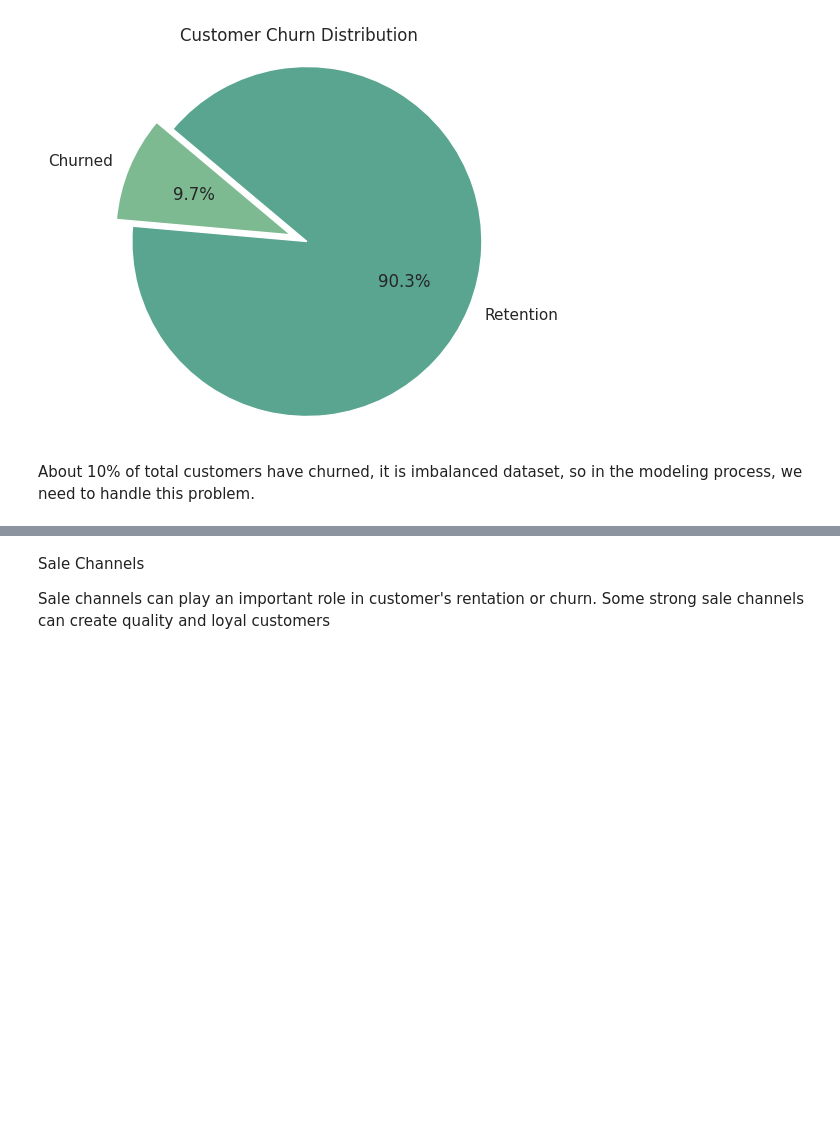
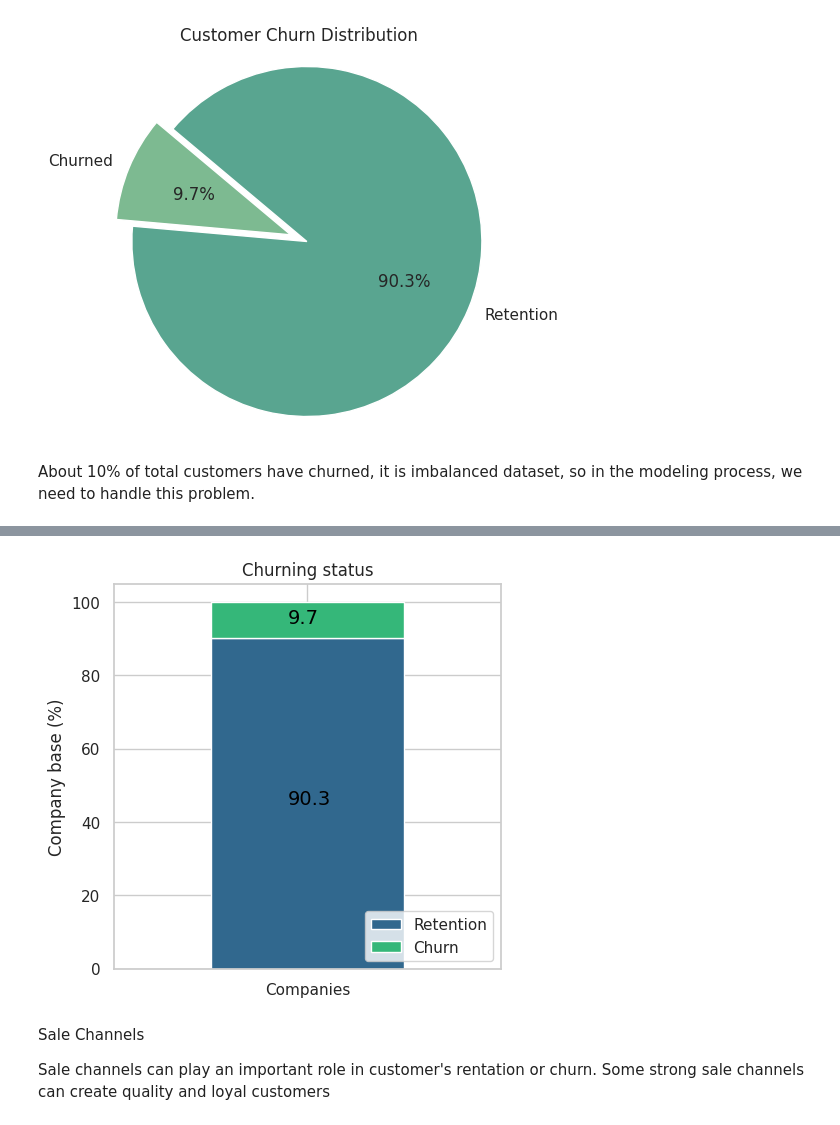
Before and after one commit to SurekhaBerlin/BCGX-Data-Science-Internship, a Jupyter notebook: BCGX_Data_Science_project.ipynb, the cells around one changed output, grey strips where cells are left out. Drawn from its saved outputs; the diff is of its cells as text; code cells hidden in the pictures; blank space fills up the shorter version.

```diff
--- a/BCGX_Data_Science_project.ipynb
+++ b/BCGX_Data_Science_project.ipynb
@@ -316,3 +272,79 @@ plt.show()
+# %%
+import matplotlib.pyplot as plt
+import pandas as pd
+import seaborn as sns
+
+def plot_stacked_bars(dataframe, title_, size_=(18, 10), rot_=0, legend_="upper right"):
+    """
+    Plot stacked bars with annotations
+    """
+    # Define the viridis color palette
+    colors = sns.color_palette("viridis", n_colors=2)  # Use the first 2 colors of the viridis palette
+
+    ax = dataframe.plot(
+        kind="bar",
+        stacked=True,
+        figsize=size_,
+        rot=rot_,
+        title=title_,
+        color=colors  # Apply distinct colors to the bars
+    )
+
+    # Annotate bars
+    annotate_stacked_bars(ax, textsize=14)
+    # Rename legend
+    plt.legend(["Retention", "Churn"], loc=legend_)
+    # Labels
+    plt.ylabel("Company base (%)")
+    plt.show()
+
+def annotate_stacked_bars(ax, pad=0.99, colour="black", textsize=13):
+    """
+    Add value annotations to the bars
+    """
+    # Iterate over the plotted rectangles/bars
+    for p in ax.patches:
+        # Calculate annotation
+        value = str(round(p.get_height(), 1))
+        # If value is 0 do not annotate
+        if value == '0.0':
+            continue
+        ax.annotate(
+            value,
+            ((p.get_x() + p.get_width() / 2) * pad - 0.05, (p.get_y() + p.get_height() / 2) * pad),
+            color=colour,
+            size=textsize
+        )
+
+def plot_distribution(dataframe, column, ax, bins_=50, color_palette='viridis'):
+    """
+    Plot variable distribution in a stacked histogram of churned or retained company
+    """
+    # Create a temporary dataframe with the data to be plotted
+    temp = pd.DataFrame({
+        "Retention": dataframe[dataframe["churn"] == 0][column],
+        "Churn": dataframe[dataframe["churn"] == 1][column]
+    })
+
+    # Define the viridis color palette
+    colors = sns.color_palette(color_palette, n_colors=2)  # Use the first 2 colors of the viridis palette
+
+    # Plot the histogram
+    temp[["Retention", "Churn"]].plot(kind='hist', bins=bins_, ax=ax, stacked=True, color=colors)
+
+    # X-axis label
+    ax.set_xlabel(column)
+    # Change the x-axis to plain style
+    ax.ticklabel_format(style='plain', axis='x')
+
+# Example usage
+churn = client_df[['id', 'churn']]
+churn.columns = ['Companies', 'churn']
+churn_total = churn.groupby(churn['churn']).count()
+churn_percentage = churn_total / churn_total.sum() * 100
+plot_stacked_bars(churn_percentage.transpose(), "Churning status", (5, 5), legend_="lower right")
+# %% [output]
+[figure, added]
 # %% [markdown]
 Sale Channels
 
```
Also changed, not shown: parts of 37 cells of this notebook.
